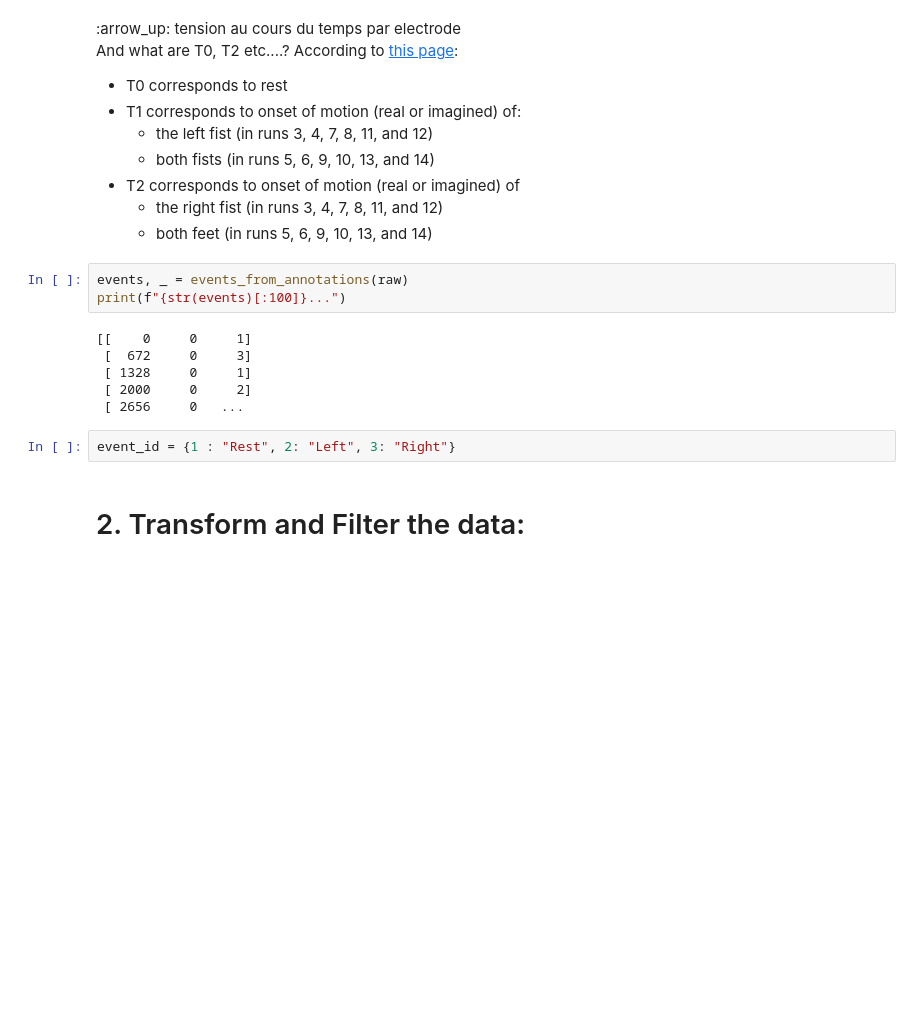
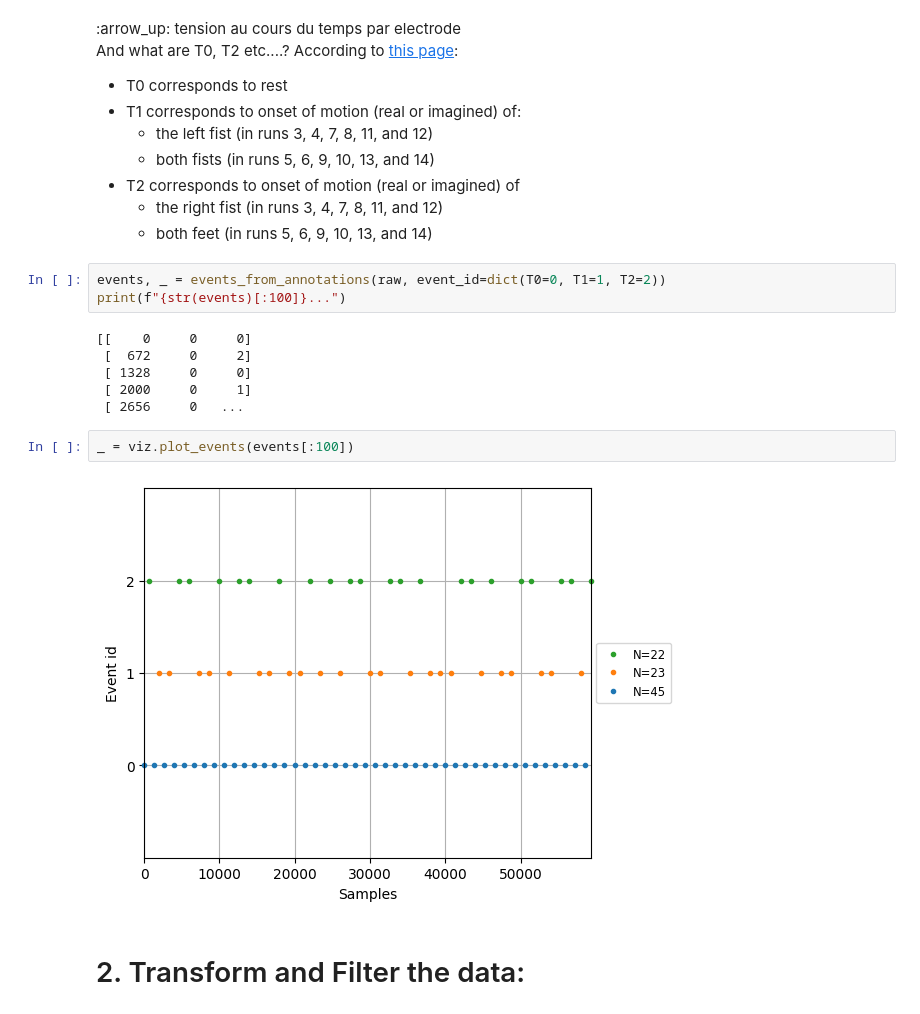
Before and after one commit to deyaberger/total_perspectiv_vortex, a Jupyter notebook: vizualize.ipynb, the cells around one changed output. Drawn from its saved outputs; the diff is of its cells as text; blank space fills up the shorter version.

```diff
--- a/vizualize.ipynb
+++ b/vizualize.ipynb
@@ -108,16 +108,18 @@ And what are T0, T2 etc....? According to [this page](https://physionet.org/cont
     - the right fist (in runs 3, 4, 7, 8, 11, and 12)
     - both feet (in runs 5, 6, 9, 10, 13, and 14)
 # %%
-events, _ = events_from_annotations(raw)
+events, _ = events_from_annotations(raw, event_id=dict(T0=0, T1=1, T2=2))
 print(f"{str(events)[:100]}...")
 # %% [output]
-[[    0     0     1]
- [  672     0     3]
- [ 1328     0     1]
- [ 2000     0     2]
+[[    0     0     0]
+ [  672     0     2]
+ [ 1328     0     0]
+ [ 2000     0     1]
  [ 2656     0   ...
-# %%
-event_id = {1 : "Rest", 2: "Left", 3: "Right"}
+# %%
+_ = viz.plot_events(events[:100])
+# %% [output]
+[figure, added]
 # %% [markdown]
 # 2. Transform and Filter the data:
 # %% [markdown]
```
Also changed, not shown: parts of 2 cells of this notebook, 4 other files.
